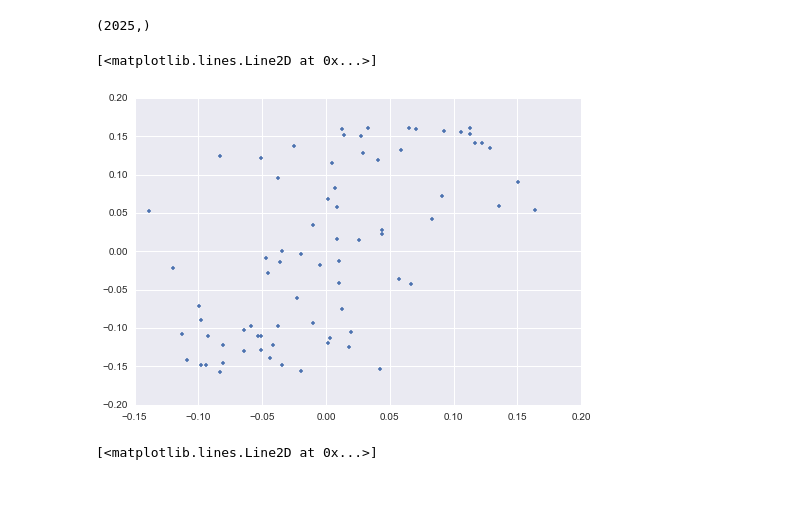
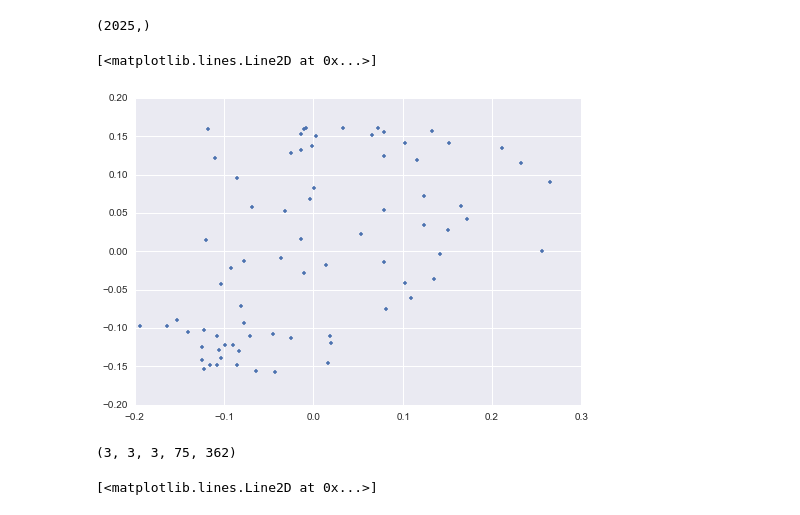
Before and after one commit to arokem/spat-cont, a Jupyter notebook: ipynb/analysis.ipynb, the cells around one changed output. Saved outputs shown, nothing was run; the diff lists cells and outputs as text; code cells hidden in the pictures.

Commit message:
First pass of the OO implementation of the SCM.
And now to test it out on some data!

```diff
--- a/ipynb/analysis.ipynb
+++ b/ipynb/analysis.ipynb
@@ -54,3 +54,5 @@ len(dm_train)
+# %%
+new_dm = dm_train.reshape(-1, 362)
 # %%
 alpha = 0.0001
 l1_ratio = 0.8
@@ -58,8 +60,10 @@ l1_ratio = 0.8
 reload(ut)
 # %% [output]
 <module 'scm.utils' from '/Users/arokem/anaconda3/envs/py2/lib/python2.7/site-packages/scm/utils.pyc'>
+# %%
+i, j, k = 42, 42, 42
 # %%
 dist_weights = ut.signal_weights(gtab_train)
-pp_sig = ut.preprocess_signal(data_train, gtab_train, 40, 40, 40, dist_weights=dist_weights)
+pp_sig = ut.preprocess_signal(data_train, gtab_train, i, j, k, dist_weights=dist_weights)
 sq_weights = dist_weights**2
 # %%
@@ -82,7 +86,7 @@ pp_sig.shape
 # %% [output]
 (2025,)
 # %%
-plt.plot(pp_sig[n_split*13:n_split*14], dm_train[n_split*13:n_split*14, 0], '.')
+plt.plot(pp_sig[n_split*13:n_split*14], new_dm[n_split*13:n_split*14, 0], '.')
 # %% [output]
 [<matplotlib.lines.Line2D at 0x...>]
-[figure, old version]
+[figure, new version]
@@ -91,0 +93,4 @@ new_sig = pp_sig
+# %%
+dm_train.shape
+# %% [output]
+(3, 3, 3, 75, 362)
```
Also changed, not shown: parts of 21 cells of this notebook, 2 other files.
